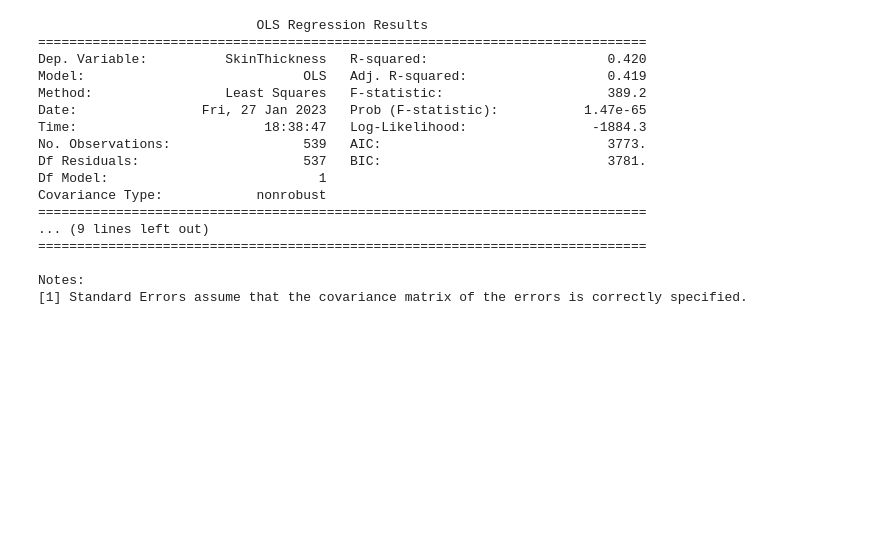
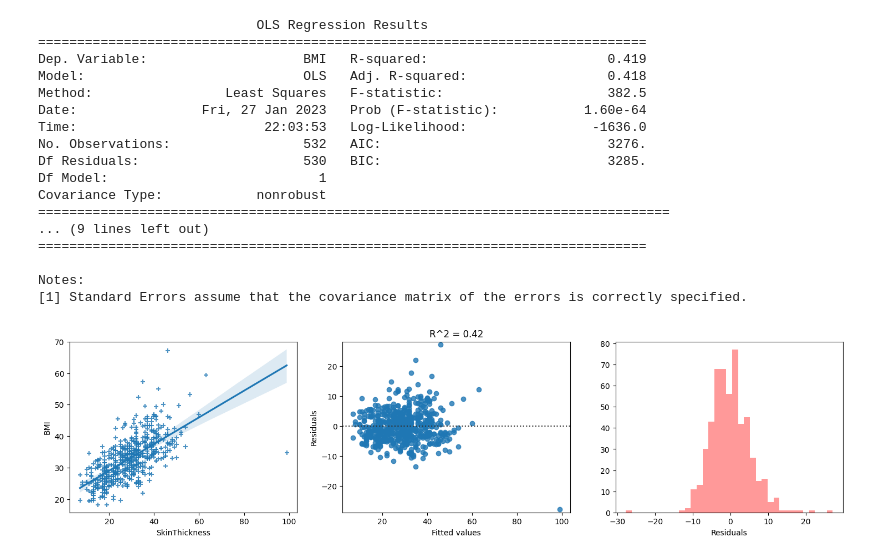
Before and after one commit to 000alen/minerva-cs, a Jupyter notebook: cs51-correlation-and-regression/Alen.ipynb, the cells around one changed output. Saved outputs shown, nothing was run; the diff lists cells and outputs as text; code cells hidden in the pictures; blank space fills up the shorter version.

```diff
--- a/cs51-correlation-and-regression/Alen.ipynb
+++ b/cs51-correlation-and-regression/Alen.ipynb
@@ -87,6 +120,8 @@ def simple_regression(
     plot_name: Optional[str] = None,
     summary: bool = False,
 ) -> tuple[float, float, float]:
+    """Performs a simple regression on the given Series and returns the R^2, b_0, and b_1."""
+
     _x = statsmodels.add_constant(x)
     model = statsmodels.OLS(y, _x)
     results = model.fit()
@@ -104,43 +139,43 @@ def simple_regression(
         sns.regplot(x=x, y=y, marker="+", ax=ax1)
 
         # ax2: residuals
         sns.residplot(x=x, y=y, ax=ax2)
         ax2.set(
             ylabel="Residuals",
             xlabel="Fitted values",
             title=f"R^2 = {r_squared:.2f}",
             ylim=(min(results.resid) - 1, max(results.resid) + 1),
         )
 
         # ax3: histogram
         sns.distplot(results.resid, kde=False, axlabel="Residuals", color="red", ax=ax3)
 
         plt.savefig(get_figure_filename(plot_name or "simple-regression"), dpi=600)
         plt.show()
 
     return r_squared, b_0, b_1
 
 
-# r_squared, b_0, b_1 = simple_regression(df[X], df[Y], plot=True)
-r_squared, b_0, b_1 = simple_regression(df[X], df[Y], summary=True)
+r_squared, b_0, b_1 = simple_regression(df[X], df[Y], plot=True, summary=True)
 # %% [output]
                             OLS Regression Results
 ==============================================================================
-Dep. Variable:          SkinThickness   R-squared:                       0.420
-Model:                            OLS   Adj. R-squared:                  0.419
-Method:                 Least Squares   F-statistic:                     389.2
-Date:                Fri, 27 Jan 2023   Prob (F-statistic):           1.47e-65
-Time:                        18:38:47   Log-Likelihood:                -1884.3
-No. Observations:                 539   AIC:                             3773.
-Df Residuals:                     537   BIC:                             3781.
+Dep. Variable:                    BMI   R-squared:                       0.419
+Model:                            OLS   Adj. R-squared:                  0.418
+Method:                 Least Squares   F-statistic:                     382.5
+Date:                Fri, 27 Jan 2023   Prob (F-statistic):           1.60e-64
+Time:                        22:03:53   Log-Likelihood:                -1636.0
+No. Observations:                 532   AIC:                             3276.
+Df Residuals:                     530   BIC:                             3285.
 Df Model:                           1
 Covariance Type:            nonrobust
-==============================================================================
+=================================================================================
 ... (9 lines left out)
 ==============================================================================
 
 Notes:
 [1] Standard Errors assume that the covariance matrix of the errors is correctly specified.
+[figure, added]
 # %%
 def multiple_regression(
     x,
```
Also changed, not shown: parts of 12 cells of this notebook, 18 other files.
